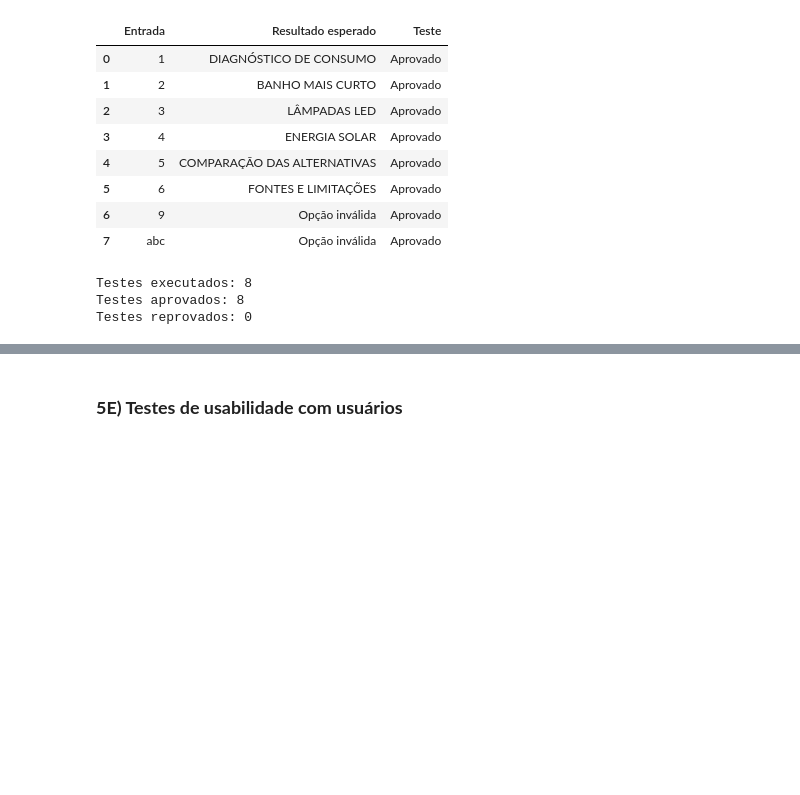
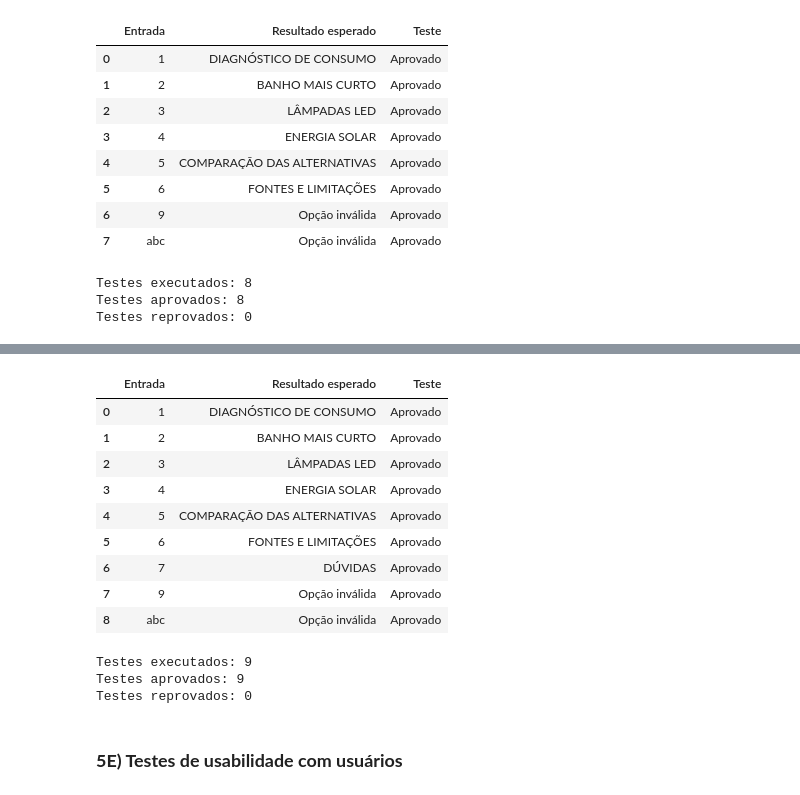
Before and after one commit to Miiixy/GS02-Citizen-assist-AI, a Jupyter notebook: Citizen_Assist_AI_SERS.ipynb, the cells around one changed output, grey strips where cells are left out. Drawn from its saved outputs; the diff is of its cells as text; code cells hidden in the pictures; blank space fills up the shorter version.

```diff
--- a/Citizen_Assist_AI_SERS.ipynb
+++ b/Citizen_Assist_AI_SERS.ipynb
@@ -1292,3 +1311,56 @@ Testes reprovados: 0
+# %%
+# Segundo teste.
+
+casos_teste = [
+    ("1", "DIAGNÓSTICO DE CONSUMO"),
+    ("2", "BANHO MAIS CURTO"),
+    ("3", "LÂMPADAS LED"),
+    ("4", "ENERGIA SOLAR"),
+    ("5", "COMPARAÇÃO DAS ALTERNATIVAS"),
+    ("6", "FONTES E LIMITAÇÕES"),
+    ("7", "DÚVIDAS"),
+    ("9", "Opção inválida"),
+    ("abc", "Opção inválida"),
+]
+
+resultados_teste = []
+
+for entrada, resposta_esperada in casos_teste:
+
+    resposta = orientar_usuario(entrada)
+
+    aprovado = resposta_esperada.lower() in resposta.lower()
+
+    resultados_teste.append({
+        "Entrada": entrada,
+        "Resultado esperado": resposta_esperada,
+        "Teste": "Aprovado" if aprovado else "Reprovado"
+    })
+
+df_testes = pd.DataFrame(resultados_teste)
+
+display(df_testes)
+
+total_testes = len(df_testes)
+testes_aprovados = (df_testes["Teste"] == "Aprovado").sum()
+
+print(f"\nTestes executados: {total_testes}")
+print(f"Testes aprovados: {testes_aprovados}")
+print(f"Testes reprovados: {total_testes - testes_aprovados}")
+# %% [output]
+|  | Entrada | Resultado esperado | Teste |
+| 0 | 1 | DIAGNÓSTICO DE CONSUMO | Aprovado |
+| 1 | 2 | BANHO MAIS CURTO | Aprovado |
+| 2 | 3 | LÂMPADAS LED | Aprovado |
+| 3 | 4 | ENERGIA SOLAR | Aprovado |
+| 4 | 5 | COMPARAÇÃO DAS ALTERNATIVAS | Aprovado |
+| 5 | 6 | FONTES E LIMITAÇÕES | Aprovado |
+| 6 | 7 | DÚVIDAS | Aprovado |
+| 7 | 9 | Opção inválida | Aprovado |
+| 8 | abc | Opção inválida | Aprovado |
+Testes executados: 9
+Testes aprovados: 9
+Testes reprovados: 0
 # %% [markdown]
 ### **5E) Testes de usabilidade com usuários**
 # %% [markdown]
```
Also changed, not shown: parts of 3 cells of this notebook.
